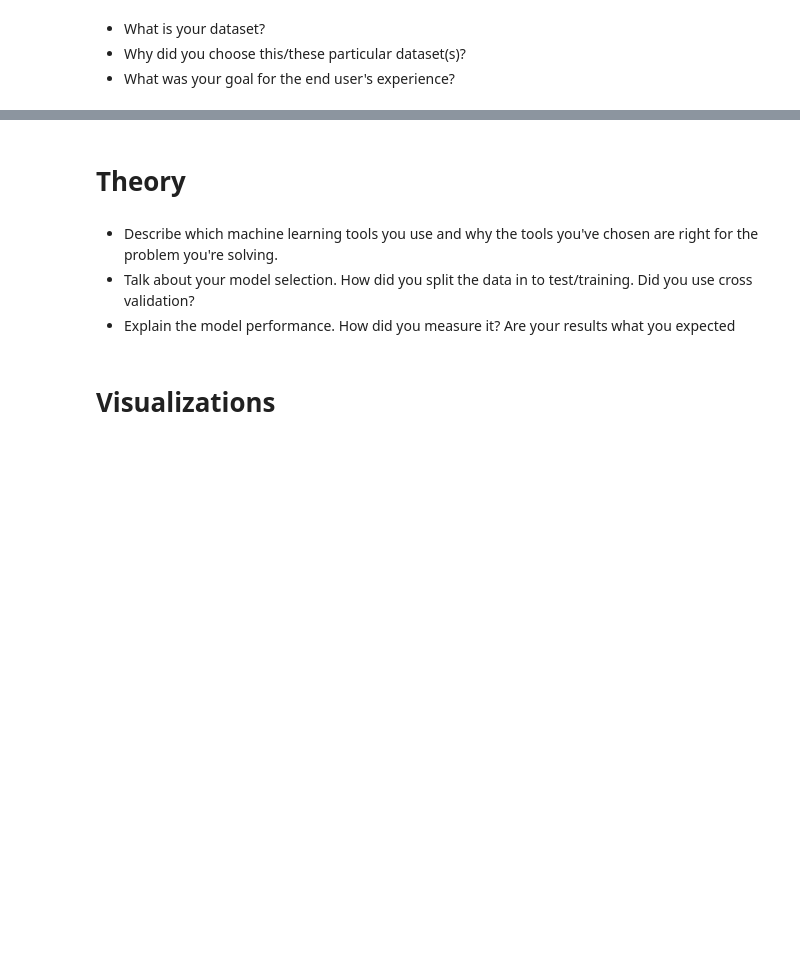
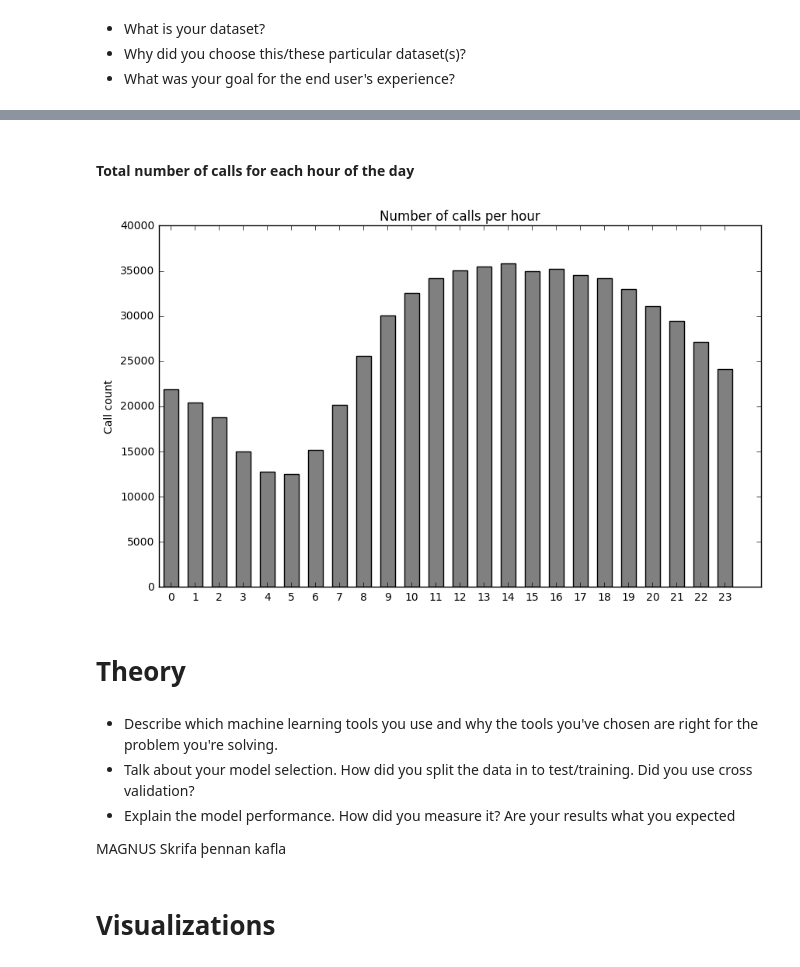
Before and after one commit to gretarg09/DTU__SocialDataAnalysis-SFFireDepartment, a Jupyter notebook: Notebook/explainer_notebook.ipynb, the cells around one changed output, grey strips where cells are left out. Drawn from its saved outputs; the diff is of its cells as text; code cells hidden in the pictures; blank space fills up the shorter version.

```diff
--- a/Notebook/explainer_notebook.ipynb
+++ b/Notebook/explainer_notebook.ipynb
@@ -12,9 +248,38 @@
+# %% [markdown]
+####  Total number of calls for each hour of the day
+# %%
+from datetime import datetime
+
+def changeFromAmPm_to_hours(time):
+    time = " ".join(time.split(" ")[1:])
+    time = datetime.strptime(time, '%I:%M:%S %p')
+    return str(time.hour)
+
+numberOfCalls_perHour =  Counter([int(changeFromAmPm_to_hours(line["ReceivedDtTm"])) for line in data_grouped.values()]).items()
+x = [key for key,_ in numberOfCalls_perHour]
+y = [value for _,value in numberOfCalls_perHour]
+
+plt.figure(num=None, figsize=(10,6), dpi=80, facecolor="w", edgecolor="k")
+# bars are by default width 0.8, so we'll add 0.1 to the left coordinates so that each bar is centered
+xs = [i+0.2 for i,_ in enumerate(x)]
+# plot bar with left x-coordinates [xs], heights [num_occurrence]
+plt.bar(xs,y,width=0.6,color="gray")
+plt.xticks([i+0.5 for i,_ in enumerate(x)], x)
+plt.title("Number of calls per hour")
+plt.ylabel("Call count")
+plt.show()
+# %% [output]
+[figure, added]
 # %% [markdown]
 # Theory
 # %% [markdown]
 - Describe which machine learning tools you use and why the tools you've chosen are right for the problem you're solving.
 - Talk about your model selection. How did you split the data in to test/training. Did you use cross validation?
 - Explain the model performance. How did you measure it? Are your results what you expected
+
+
+
+MAGNUS Skrifa þennan kafla
 # %% [markdown]
 # Visualizations
 # %% [markdown]
```
Also changed, not shown: parts of 10 cells of this notebook, 5 other files.
